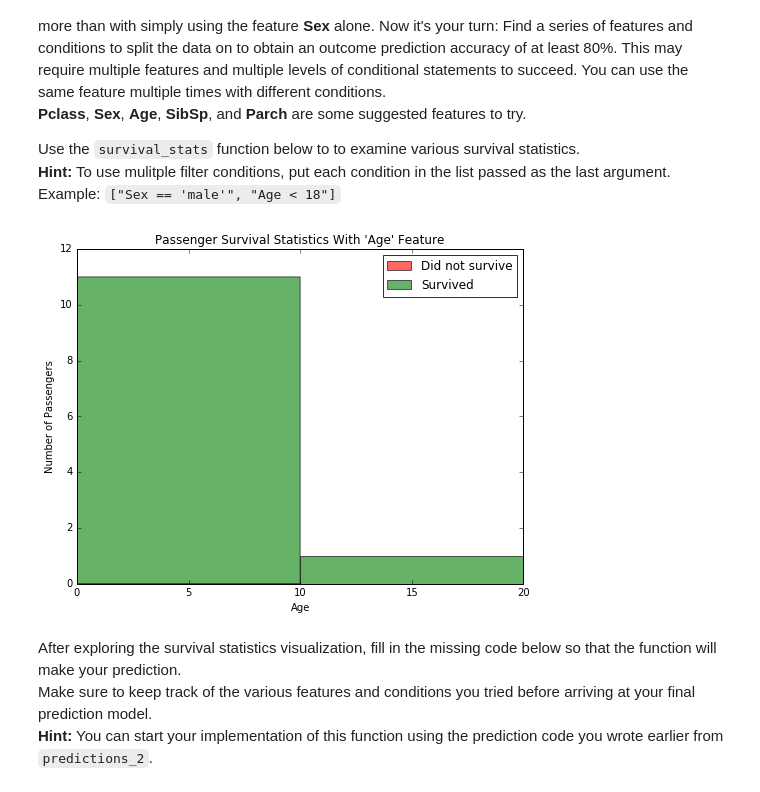
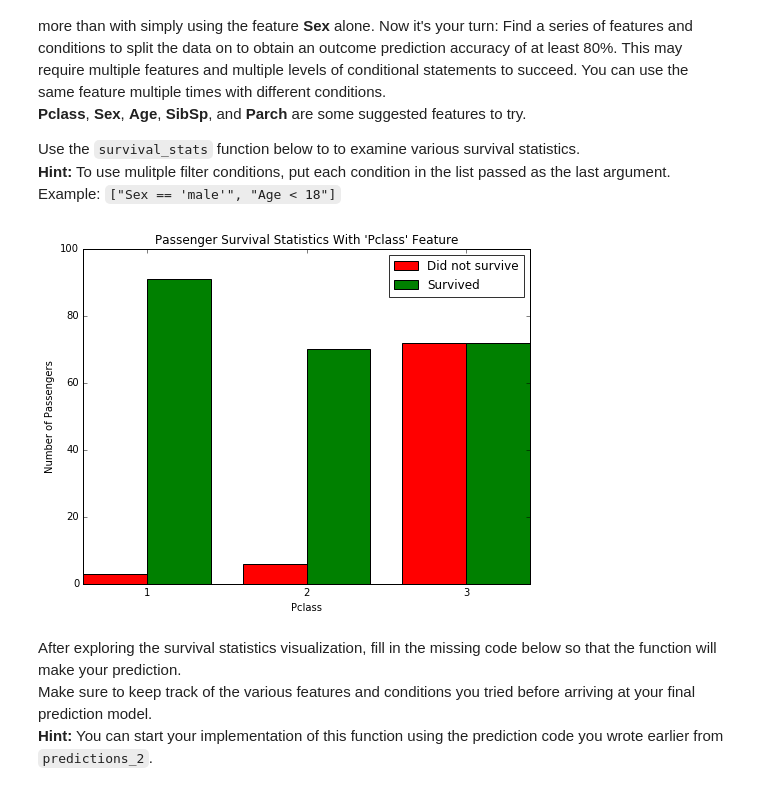
Before and after one commit to xushiyan/udacity-machine-learning, a Jupyter notebook: projects/titanic_survival_exploration/Titanic_Survival_Exploration.ipynb, the cells around one changed output. Drawn from its saved outputs; the diff is of its cells as text; code cells hidden in the pictures.

```diff
--- a/projects/titanic_survival_exploration/Titanic_Survival_Exploration.ipynb
+++ b/projects/titanic_survival_exploration/Titanic_Survival_Exploration.ipynb
@@ -214,9 +214,9 @@ Adding the feature **Age** as a condition in conjunction with **Sex** improves t
 Use the `survival_stats` function below to to examine various survival statistics.
 **Hint:** To use mulitple filter conditions, put each condition in the list passed as the last argument. Example: `["Sex == 'male'", "Age < 18"]`
 # %%
-survival_stats(data, outcomes, 'Age', ["Sex == 'male'", "Age < 16", "Pclass <= 2"])
+survival_stats(data, outcomes, 'Pclass', ["Sex == 'female'"])
 # %% [output]
-[figure, old version]
+[figure, new version]
 # %% [markdown]
 After exploring the survival statistics visualization, fill in the missing code below so that the function will make your prediction.
 Make sure to keep track of the various features and conditions you tried before arriving at your final prediction model.
```
Also changed, not shown: parts of 4 cells of this notebook, 1 other file.
